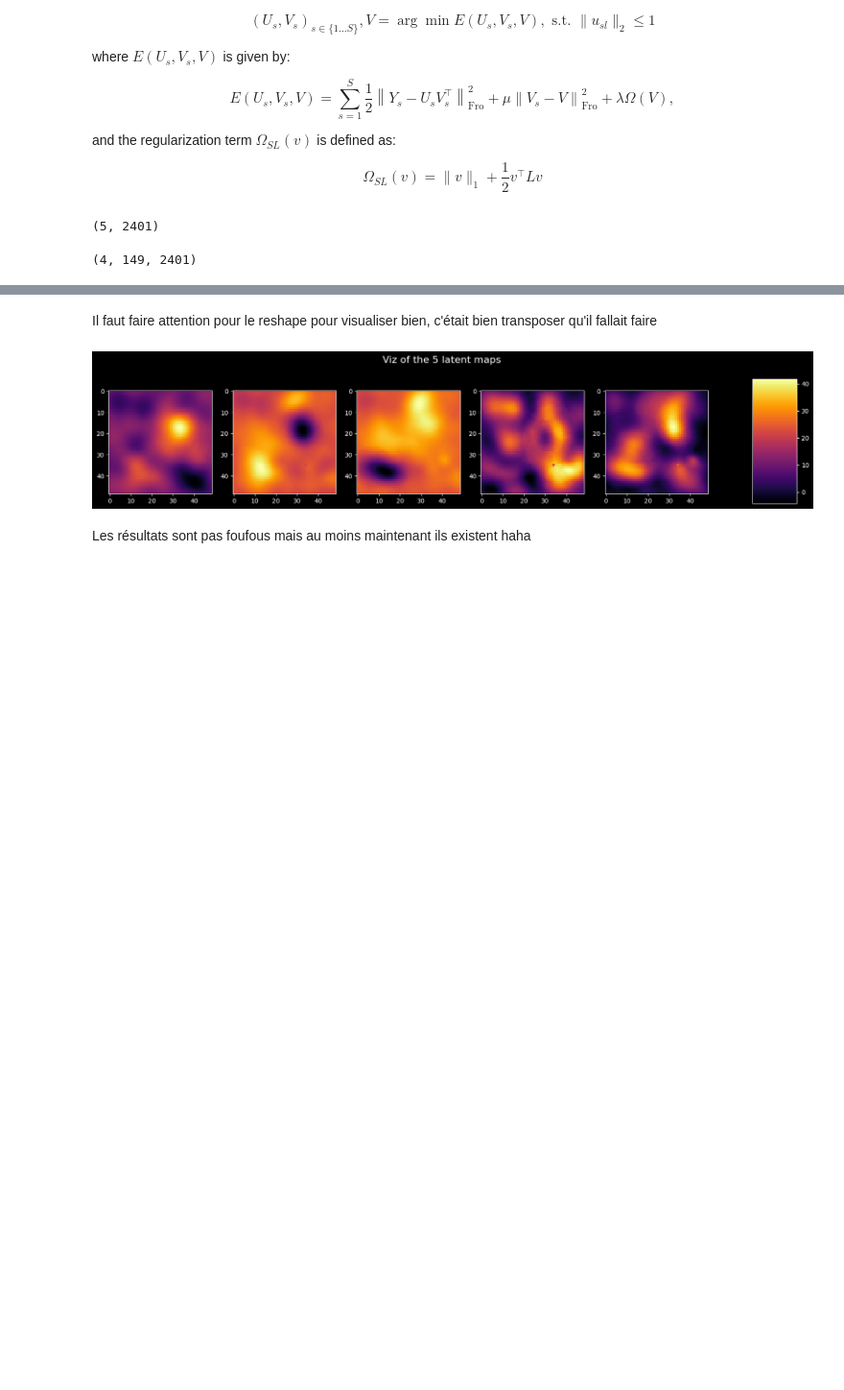
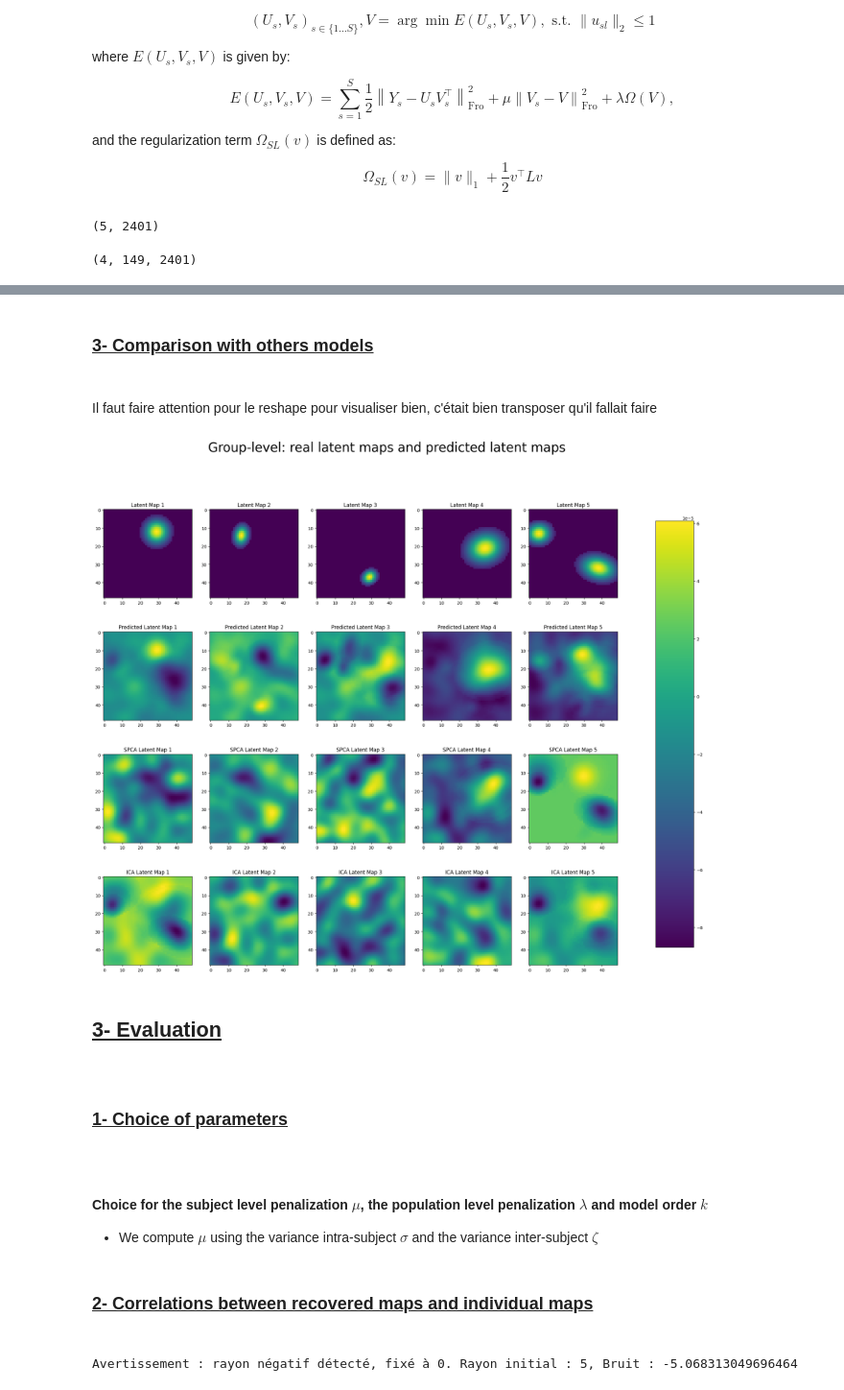
Before and after one commit to EmmaGau/project-mva-time-series, a Jupyter notebook: final_notebook.ipynb, the cells around one changed output, grey strips where cells are left out. Shown at 96% size. Saved outputs shown, nothing was run; the diff lists cells and outputs as text; code cells hidden in the pictures; blank space fills up the shorter version.

Commit message:
final_notebook add correlations and TS analysis

```diff
--- a/final_notebook.ipynb
+++ b/final_notebook.ipynb
@@ -467,0 +468,6 @@ Iteration : 30 Energy: 368783.5871235624
+# %%
+def autocorrelation(signal):
+    n = len(signal)
+    mean = np.mean(signal)
+    autocorr = scipy.signal.correlate(signal - mean, signal - mean, mode="full")
+    return autocorr[50:250]
@@ -468,16 +485,54 @@ Iteration : 30 Energy: 368783.5871235624
+# %% [markdown]
+<h3><u>3- Comparison with others models </u><h3>
+# %%
+from  sklearn.decomposition import SparsePCA, FastICA
+
+def SPCA(data: np.ndarray, n_components: int)-> np.ndarray:
+    S,n,p1,_ = data.shape
+    transformer = SparsePCA(n_components=n_components, alpha=0.3, ridge_alpha=0.01, max_iter=1000, tol=1e-5)
+    X = data.reshape(S*n, p1*p1)
+    transformer.fit(X)
+    components = transformer.components_[:n_components]
+    return components
+
+def ICA(data: np.ndarray, n_components: int) -> np.ndarray:
+    S, n, p1, _ = data.shape
+    X = data.reshape(S*n, p1* p1)
+    ica_estimator = FastICA(n_components=n_components, max_iter=400, whiten="arbitrary-variance", tol=15e-5)
+    ica_estimator.fit(X)
+    components = ica_estimator.components_[:n_components]
+
+    return components
+
+
+ICA_maps = ICA(data=synthetic_data, n_components=5)
+SPCA_maps = SPCA(data=synthetic_data, n_components=5)
 # %% [markdown]
 Il faut faire attention pour le reshape pour visualiser bien, c'était bien transposer qu'il fallait faire
 # %%
-fig, ax = plt.subplots(1, k, figsize=(20, 4))
-fig.suptitle(f'Viz of the {k} latent maps', fontsize=16)
+fig, ax = plt.subplots(4, k, figsize=(25, 20))
+fig.suptitle(f'Group-level: real latent maps and predicted latent maps ', fontsize=30)
+
 for i in range(k):
-    im = ax[i].imshow(V.transpose((1, 0))[i].reshape(49,49), cmap="inferno")
+    im = ax[0,i].imshow(latent_global_maps[i])
+    im = ax[1,i].imshow(V_pred.transpose((1, 0))[i].reshape(grid_length,grid_length))
+    im = ax[2,i].imshow(SPCA_maps[i].reshape(grid_length,grid_length))
+    im = ax[3,i].imshow(ICA_maps[i].reshape(grid_length,grid_length))
+    ax[0,i].set_title(f'Latent Map {i+1}')
+    ax[1,i].set_title(f'Predicted Latent Map {i+1}')
+    ax[2,i].set_title(f'SPCA Latent Map {i+1}')
+    ax[3,i].set_title(f'ICA Latent Map {i+1}')
 
 fig.subplots_adjust(right=0.8)
 cbar_ax = fig.add_axes([0.85, 0.15, 0.05, 0.7])
 fig.colorbar(im, cax=cbar_ax)
 fig.show()
 # %% [output]
-[figure, old version]
+[figure, new version]
-# %% [markdown]
-Les résultats sont pas foufous mais au moins maintenant ils existent haha
+# %% [markdown]
+<h2><u>3- Evaluation </u><h2>
+# %% [markdown]
+<h3><u>1- Choice of parameters </u><h3>
+# %% [markdown]
+#### Choice for  the subject level penalization $\mu$, the population level penalization $\lambda$ and model order $k$
+- We compute $\mu$ using the variance intra-subject $\sigma$ and the variance inter-subject $\zeta$
@@ -483,0 +561,2 @@ Les résultats sont pas foufous mais au moins maintenant ils existent haha
+# %% [markdown]
+<h3><u>2- Correlations between recovered maps and individual maps </u><h3>
@@ -483,0 +610,5 @@ Les résultats sont pas foufous mais au moins maintenant ils existent haha
+# %%
+parameters = [(0,0),(3,0),(0,2),(3,2)]
+datasets = create_datasets(parameters, all_blobs, latent_global_maps, nbSubjects, grid_length, k, time_points)
+# %% [output]
+Avertissement : rayon négatif détecté, fixé à 0. Rayon initial : 5, Bruit : -5.068313049696464
```
Also changed, not shown: parts of 30 cells of this notebook, 1 other file.
